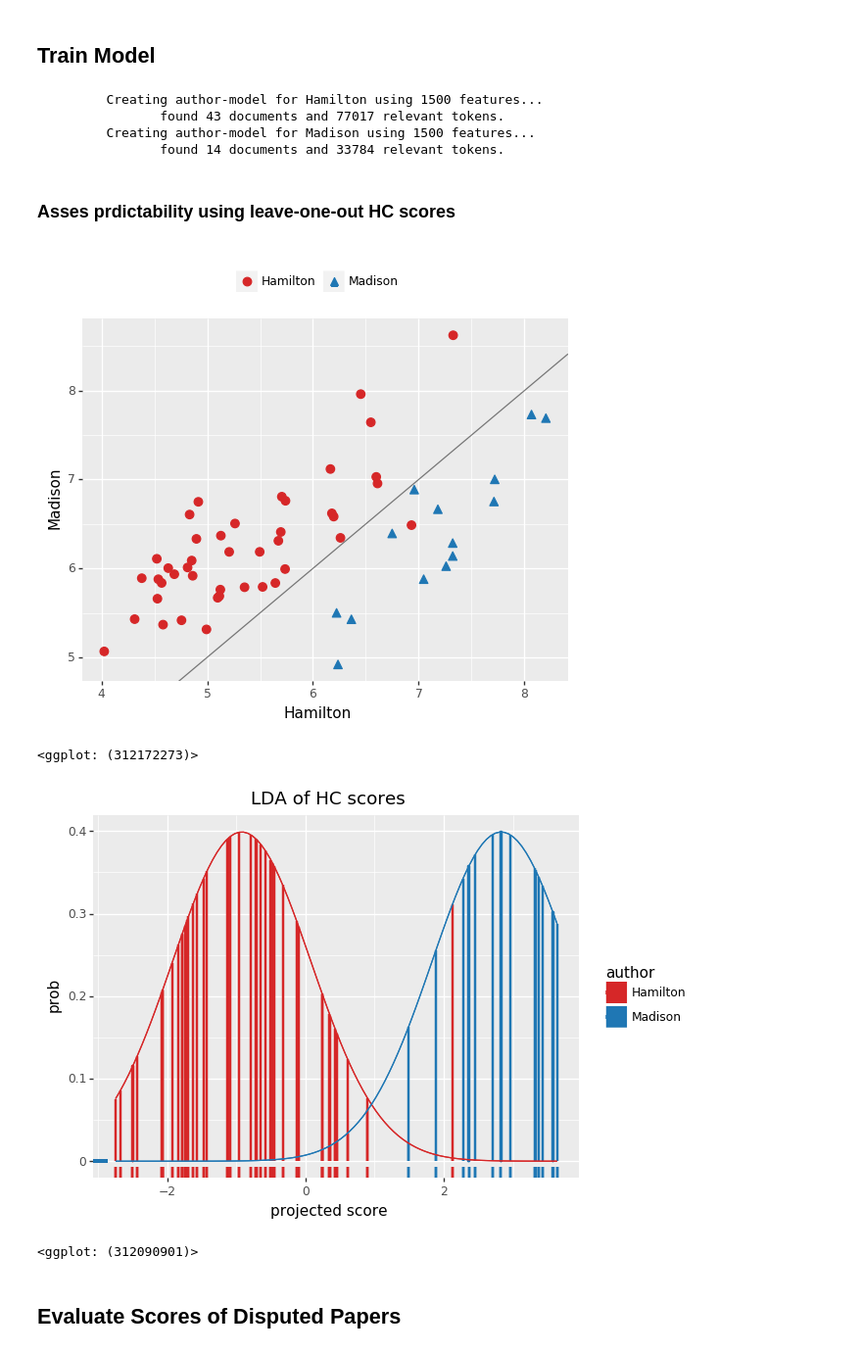
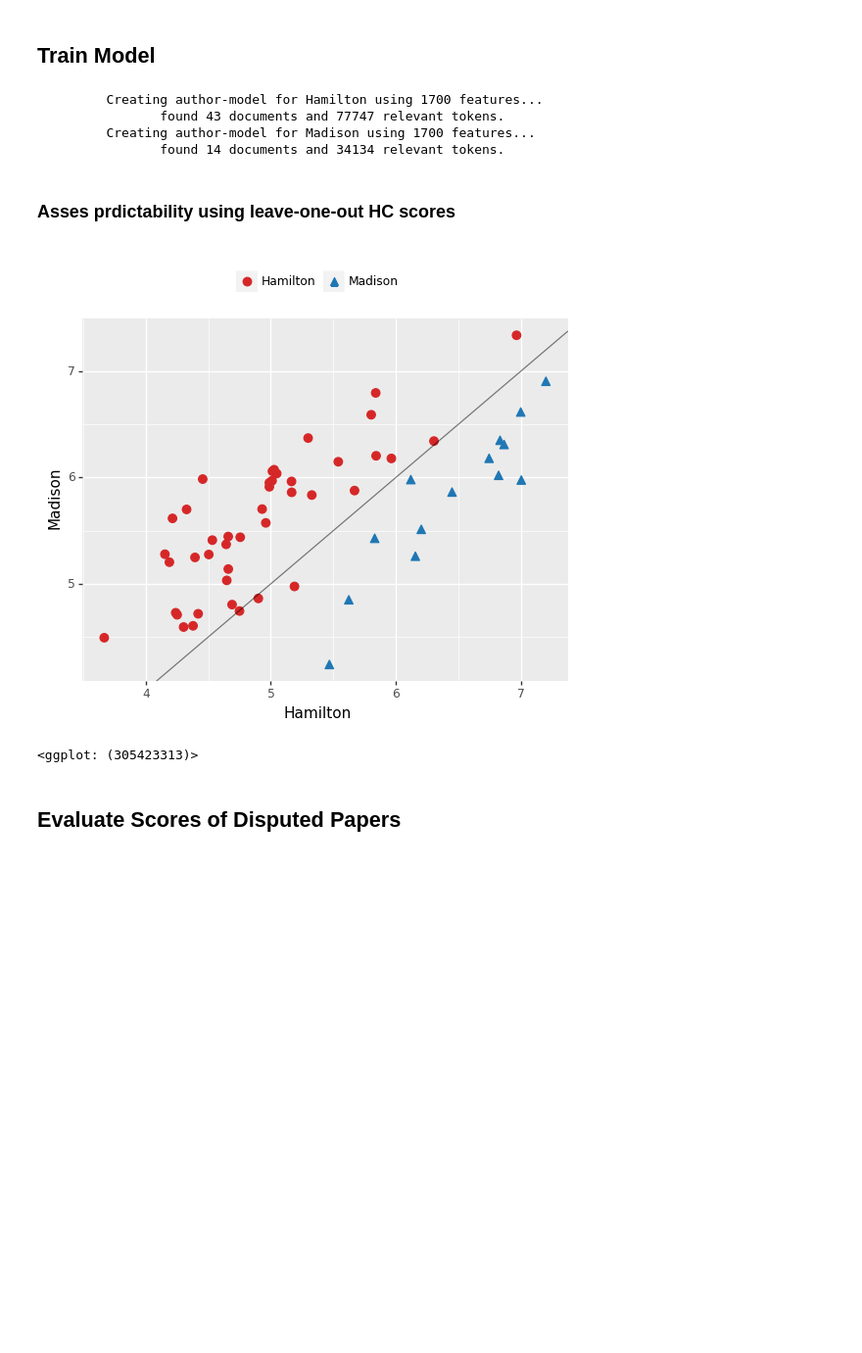
Before and after one commit to alonkipnis/AuthAttLib, a Jupyter notebook: Examples/Authorship_in_the_Federalist.ipynb, the cells around one changed output. Shown: that part at 98% size. Saved outputs shown, nothing was run; the diff lists cells and outputs as text; code cells hidden in the pictures; blank space fills up the shorter version.

```diff
--- a/Examples/Authorship_in_the_Federalist.ipynb
+++ b/Examples/Authorship_in_the_Federalist.ipynb
@@ -50,14 +50,14 @@ fed_papers.loc[:,'doc_id'] = fed_papers.paper_no
 # %%
 train_data = fed_papers[fed_papers.author.isin(['Hamilton','Madison'])]
 model = AuthorshipAttributionMulti(train_data,
-                                   vocab_size = 1500, #use 1500 most frequent words in entire collection
+                                   vocab_size = 1700, #use 1500 most frequent words in entire collection
                                    words_to_ignore = punct
                                   )
 # %% [output]
-         Creating author-model for Hamilton using 1500 features...
-                found 43 documents and 77017 relevant tokens.
-         Creating author-model for Madison using 1500 features...
-                found 14 documents and 33784 relevant tokens.
+         Creating author-model for Hamilton using 1700 features...
+                found 43 documents and 77747 relevant tokens.
+         Creating author-model for Madison using 1700 features...
+                found 14 documents and 34134 relevant tokens.
 # %% [markdown]
 <H3> Asses prdictability using leave-one-out HC scores </H3>
 # %%
@@ -66,15 +66,10 @@ df = model.internal_stats()
 # %%
 # illustrate HC scores
 p = plot_author_pair(df, value = 'HC')
 print(p)
-
-p = plot_LDA(df, value = 'HC', wrt_authors=('Hamilton','Madison'))
-print( p + ggtitle('LDA of HC scores'))
 # %% [output]
-[figure, old version]
+[figure, new version]
-<ggplot: (312172273)>
+<ggplot: (305423313)>
-[figure, removed]
-<ggplot: (312090901)>
 # %% [markdown]
 <H2>Evaluate Scores of Disputed Papers</H2>
 # %%
```
Also changed, not shown: parts of 3 cells of this notebook, 4 other files.
